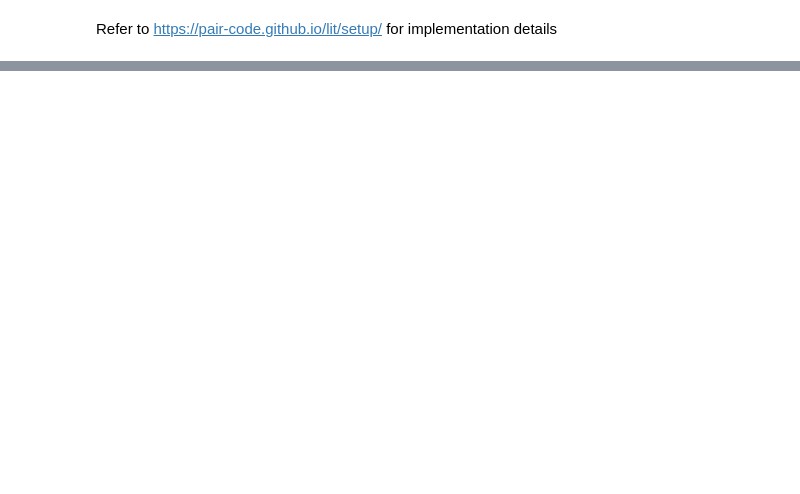
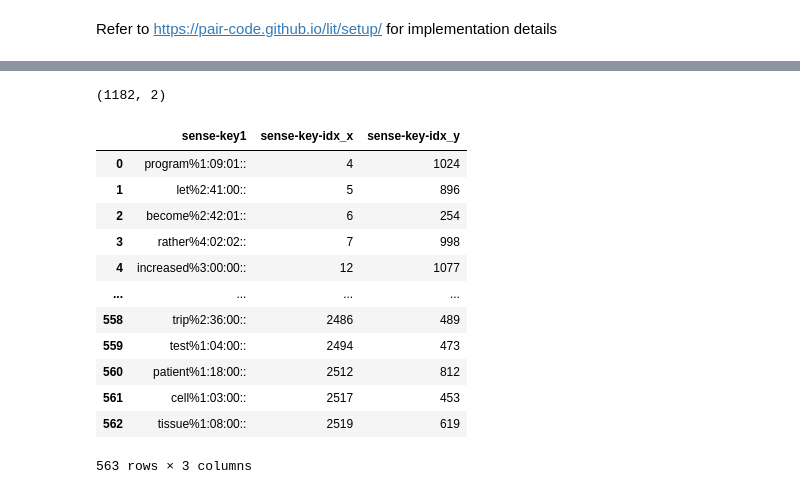
Before and after one commit to WordSenseMakers/bert-wsd, a Jupyter notebook: saliency.ipynb, the cells around one changed output, grey strips where cells are left out. Saved outputs shown, nothing was run; the diff lists cells and outputs as text; code cells hidden in the pictures; blank space fills up the shorter version.

```diff
--- a/saliency.ipynb
+++ b/saliency.ipynb
@@ -153,0 +297,19 @@ ds
+# %%
+senseval2 = SemCorDataSet.unpickle('dataset/senseval2-roberta.pickle')
+print(senseval2.all_sense_keys.shape)
+pd.merge(tr.all_sense_keys, senseval2.all_sense_keys, on="sense-key1")
+# %% [output]
+(1182, 2)
+|  | sense-key1 | sense-key-idx_x | sense-key-idx_y |
+| 0 | program%1:09:01:: | 4 | 1024 |
+| 1 | let%2:41:00:: | 5 | 896 |
+| 2 | become%2:42:01:: | 6 | 254 |
+| 3 | rather%4:02:02:: | 7 | 998 |
+| 4 | increased%3:00:00:: | 12 | 1077 |
+| ... | ... | ... | ... |
+| 558 | trip%2:36:00:: | 2486 | 489 |
+| 559 | test%1:04:00:: | 2494 | 473 |
+| 560 | patient%1:18:00:: | 2512 | 812 |
+| 561 | cell%1:03:00:: | 2517 | 453 |
+| 562 | tissue%1:08:00:: | 2519 | 619 |
+563 rows × 3 columns
```
Also changed, not shown: parts of 14 cells of this notebook.
